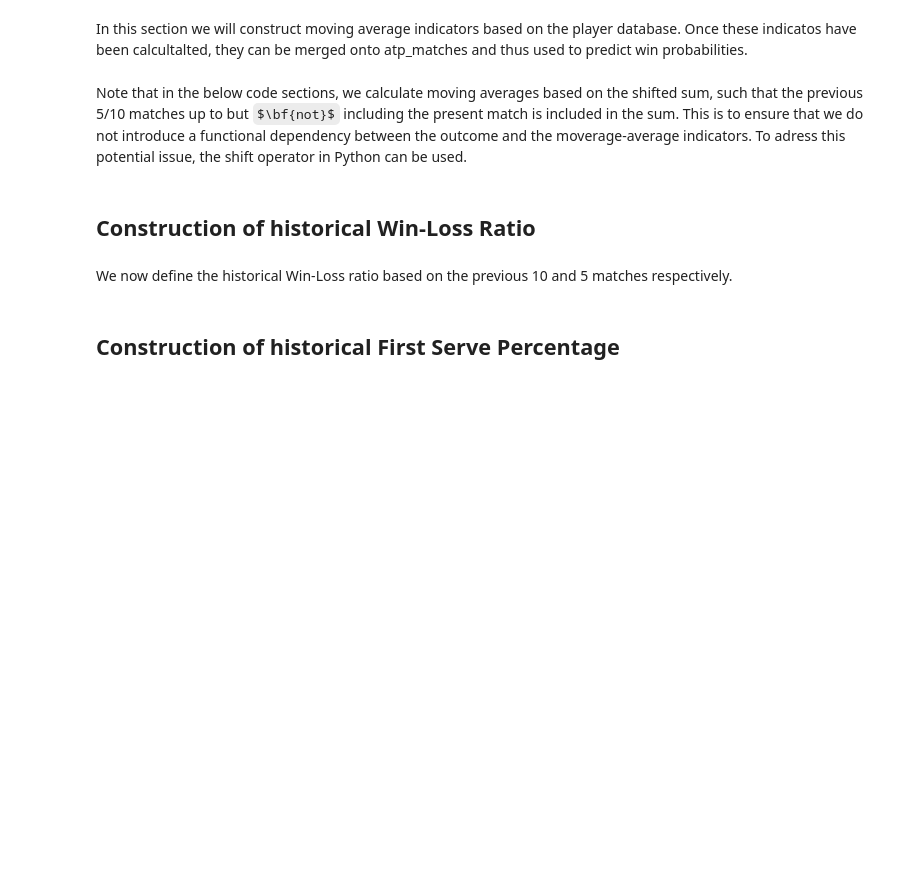
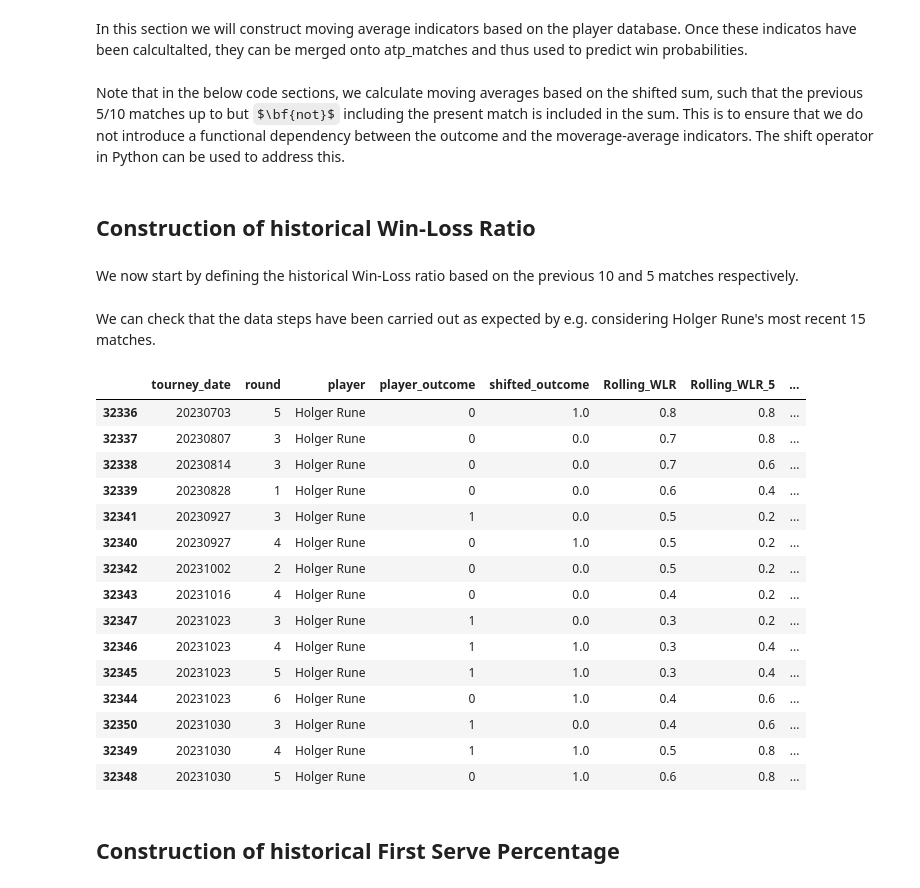
Before and after one commit to Alla977/Predicting-ATP-Tennis-Match-Outcomes, a Jupyter notebook: Data wrangling.ipynb, the cells around one changed output. Drawn from its saved outputs; the diff is of its cells as text; code cells hidden in the pictures; some formulas as TeX source; blank space fills up the shorter version.

```diff
--- a/Data wrangling.ipynb
+++ b/Data wrangling.ipynb
@@ -207,11 +209,11 @@ test.tail(10)
 # %% [markdown]
 In this section we will construct moving average indicators based on the player database. Once these indicatos have been calcultalted, they can be merged onto atp_matches and thus used to predict win probabilities.
 # %% [markdown]
-Note that in the below code sections, we calculate moving averages based on the shifted sum, such that the previous 5/10 matches up to but $\bf{not}$ including the present match is included in the sum. This is to ensure that we do not introduce a functional dependency between the outcome and the moverage-average indicators. To adress this potential issue, the shift operator in Python can be used.
+Note that in the below code sections, we calculate moving averages based on the shifted sum, such that the previous 5/10 matches up to but $\bf{not}$ including the present match is included in the sum. This is to ensure that we do not introduce a functional dependency between the outcome and the moverage-average indicators. The shift operator in Python can be used to address this.
 # %% [markdown]
 ## Construction of historical Win-Loss Ratio
 # %% [markdown]
-We now define the historical Win-Loss ratio based on the previous 10 and 5 matches respectively.
+We now start by defining the historical Win-Loss ratio based on the previous 10 and 5 matches respectively.
 # %%
 all_matches_per_player['shifted_outcome'] = all_matches_per_player.groupby('player')['player_outcome'].shift(1)
 Rolling_wins = all_matches_per_player.groupby('player')['shifted_outcome'].rolling(window=10,min_periods=1).sum().reset_index(level=0, drop=True)
@@ -227,6 +229,27 @@ Rolling_matches_5 = all_matches_per_player.groupby('player')['shifted_matches'].
 all_matches_per_player['Rolling_WLR'] = Rolling_wins / Rolling_matches
 all_matches_per_player['Rolling_WLR_5'] = Rolling_wins_5 / Rolling_matches_5
 all_matches_per_player['Match_number'] = all_matches_per_player.groupby('player').cumcount() + 1
+# %% [markdown]
+We can check that the data steps have been carried out as expected by e.g. considering Holger Rune's most recent 15 matches.
+# %%
+all_matches_per_player.loc[all_matches_per_player['player'] == 'Holger Rune', [ 'tourney_date', 'round', 'player', 'player_outcome', 'shifted_outcome', 'Rolling_WLR', 'Rolling_WLR_5', 'Match_number']].tail(15)
+# %% [output]
+|  | tourney_date | round | player | player_outcome | shifted_outcome | Rolling_WLR | Rolling_WLR_5 | ... |
+| 32336 | 20230703 | 5 | Holger Rune | 0 | 1.0 | 0.8 | 0.8 | ... |
+| 32337 | 20230807 | 3 | Holger Rune | 0 | 0.0 | 0.7 | 0.8 | ... |
+| 32338 | 20230814 | 3 | Holger Rune | 0 | 0.0 | 0.7 | 0.6 | ... |
+| 32339 | 20230828 | 1 | Holger Rune | 0 | 0.0 | 0.6 | 0.4 | ... |
+| 32341 | 20230927 | 3 | Holger Rune | 1 | 0.0 | 0.5 | 0.2 | ... |
+| 32340 | 20230927 | 4 | Holger Rune | 0 | 1.0 | 0.5 | 0.2 | ... |
+| 32342 | 20231002 | 2 | Holger Rune | 0 | 0.0 | 0.5 | 0.2 | ... |
+| 32343 | 20231016 | 4 | Holger Rune | 0 | 0.0 | 0.4 | 0.2 | ... |
+| 32347 | 20231023 | 3 | Holger Rune | 1 | 0.0 | 0.3 | 0.2 | ... |
+| 32346 | 20231023 | 4 | Holger Rune | 1 | 1.0 | 0.3 | 0.4 | ... |
+| 32345 | 20231023 | 5 | Holger Rune | 1 | 1.0 | 0.3 | 0.4 | ... |
+| 32344 | 20231023 | 6 | Holger Rune | 0 | 1.0 | 0.4 | 0.6 | ... |
+| 32350 | 20231030 | 3 | Holger Rune | 1 | 0.0 | 0.4 | 0.6 | ... |
+| 32349 | 20231030 | 4 | Holger Rune | 1 | 1.0 | 0.5 | 0.8 | ... |
+| 32348 | 20231030 | 5 | Holger Rune | 0 | 1.0 | 0.6 | 0.8 | ... |
 # %% [markdown]
 ## Construction of historical First Serve Percentage
 # %% [markdown]
```
Also changed, not shown: parts of 7 cells of this notebook.
